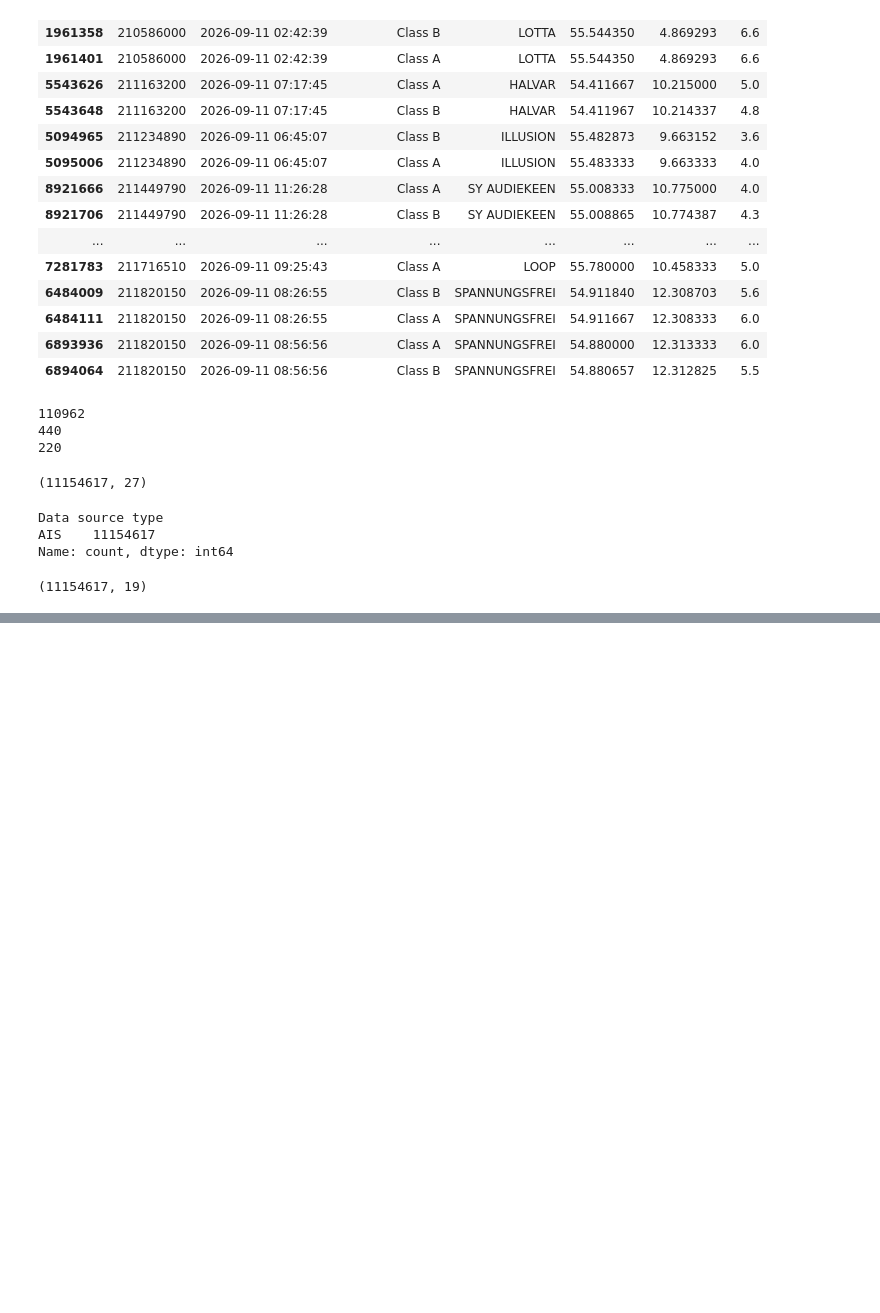
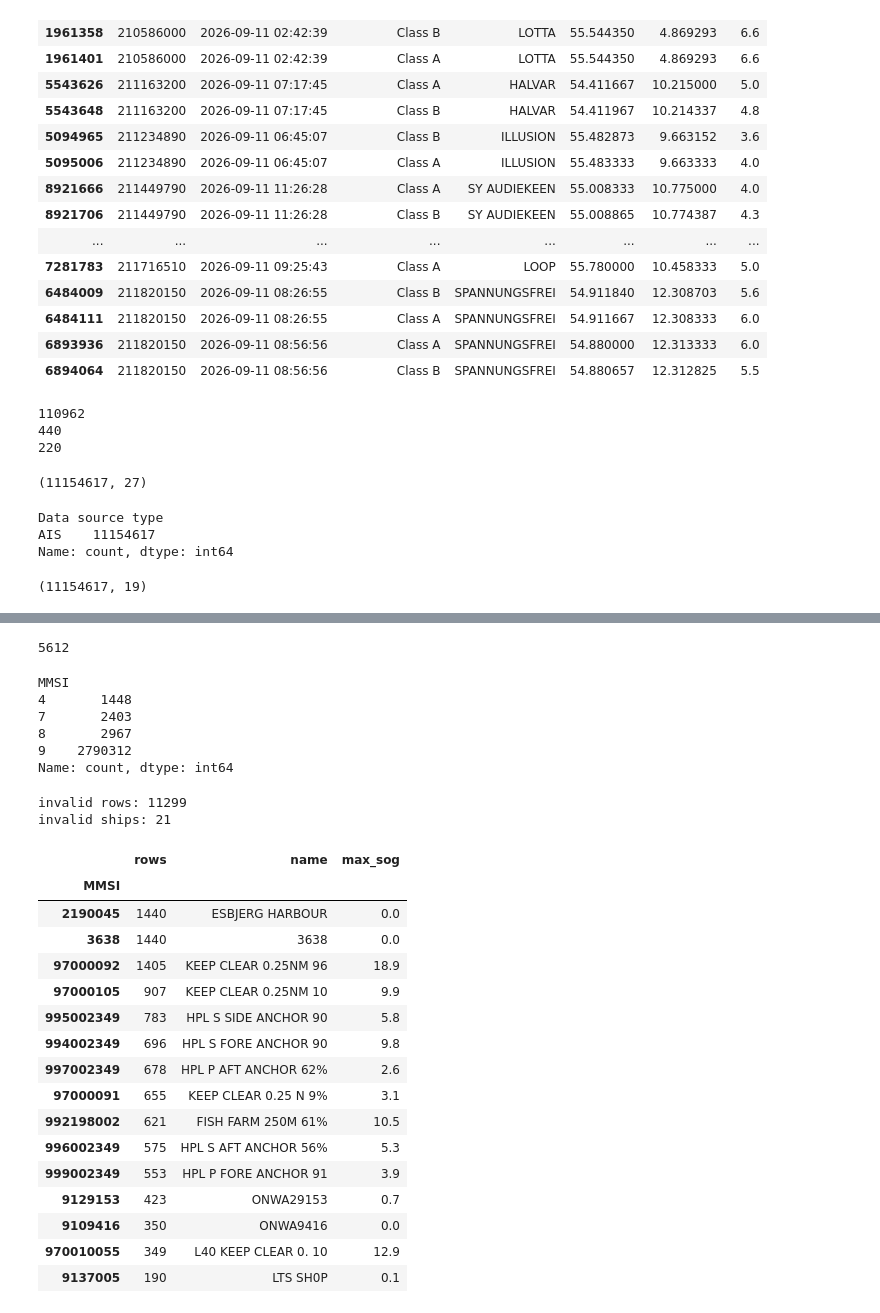
Before and after one commit to abir171915/vessel_tracking, a Jupyter notebook: ve_track.ipynb, the cells around one changed output, grey strips where cells are left out. Drawn from its saved outputs; the diff is of its cells as text; code cells hidden in the pictures; blank space fills up the shorter version.

```diff
--- a/ve_track.ipynb
+++ b/ve_track.ipynb
@@ -278,0 +346,44 @@ df1.to_parquet("ais_clean_step6.parquet", index=False)
+# %%
+ds["MMSI"].nunique()
+# %% [output]
+5612
+# %%
+ds["MMSI"].astype(str).str.len().value_counts().sort_index()
+# %% [output]
+MMSI
+4       1448
+7       2403
+8       2967
+9    2790312
+Name: count, dtype: int64
+# %%
+valid_mmsi = ds["MMSI"].between(100000000, 799999999)
+print("invalid rows:", (~valid_mmsi).sum())
+print("invalid ships:", ds.loc[~valid_mmsi, "MMSI"].nunique())
+# %% [output]
+invalid rows: 11299
+invalid ships: 21
+# %%
+ds[~valid_mmsi].groupby("MMSI").agg(
+    rows=("MMSI", "size"),
+    name=("Name", "first"),
+    max_sog=("SOG", "max"),
+).sort_values("rows", ascending=False).head(15)
+# %% [output]
+|  | rows | name | max_sog |
+| MMSI |  |  |  |
+| 2190045 | 1440 | ESBJERG HARBOUR | 0.0 |
+| 3638 | 1440 | 3638 | 0.0 |
+| 97000092 | 1405 | KEEP CLEAR 0.25NM 96 | 18.9 |
+| 97000105 | 907 | KEEP CLEAR 0.25NM 10 | 9.9 |
+| 995002349 | 783 | HPL S SIDE ANCHOR 90 | 5.8 |
+| 994002349 | 696 | HPL S FORE ANCHOR 90 | 9.8 |
+| 997002349 | 678 | HPL P AFT ANCHOR 62% | 2.6 |
+| 97000091 | 655 | KEEP CLEAR 0.25 N 9% | 3.1 |
+| 992198002 | 621 | FISH FARM 250M 61% | 10.5 |
+| 996002349 | 575 | HPL S AFT ANCHOR 56% | 5.3 |
+| 999002349 | 553 | HPL P FORE ANCHOR 91 | 3.9 |
+| 9129153 | 423 | ONWA29153 | 0.7 |
+| 9109416 | 350 | ONWA9416 | 0.0 |
+| 970010055 | 349 | L40 KEEP CLEAR 0. 10 | 12.9 |
+| 9137005 | 190 | LTS SH0P | 0.1 |
```
Also changed, not shown: parts of 9 cells of this notebook.
